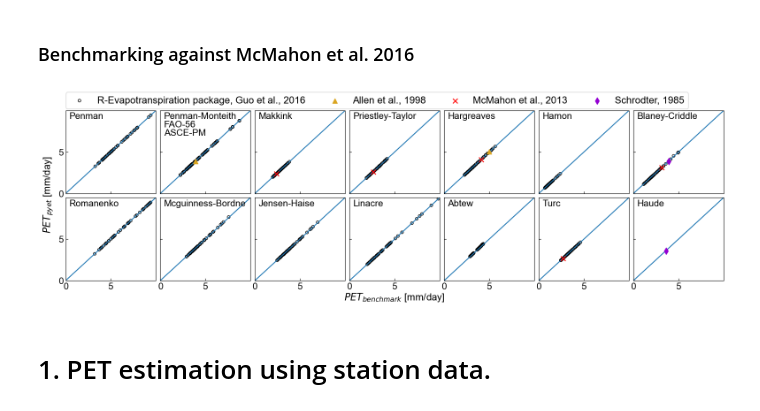
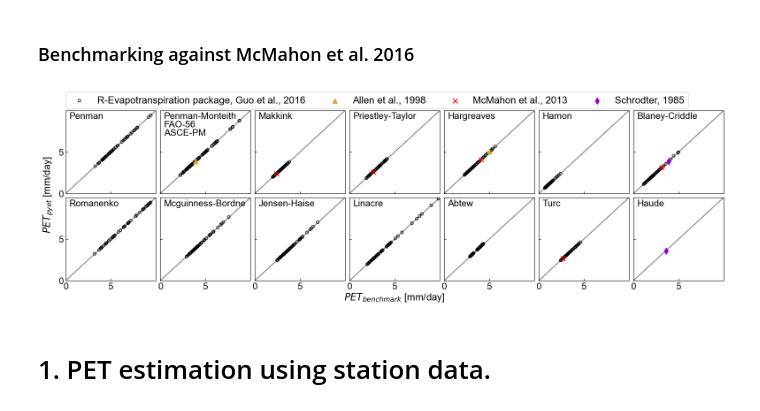
Before and after one commit to pyet-org/pyet, a Jupyter notebook: examples/00_example_paper.ipynb, the cells around one changed output. Cells and saved outputs as stored; diff of their text form; code cells hidden in the pictures.

```diff
--- a/examples/00_example_paper.ipynb
+++ b/examples/00_example_paper.ipynb
@@ -81,12 +82,14 @@ lambda0 = 2.45
 lambda_corr = lambda1 / lambda0
 # %%
 # Benchmarking against R-Evapotranspiration package
-df_pyet_danlu = pyet.calculate_all(tmean, wind_fao56, rs, elevation, lat, tmax, tmin, rh, rhmax=rhmax, rhmin=rhmin)
+df_pyet_danlu = pyet.calculate_all(tmean, wind_fao56, rs, elevation, lat, tmax, tmin, rh,
+                                   rhmax=rhmax, rhmin=rhmin)
 # %% [markdown]
 ### Test Penman
 # %%
 #%%timeit
-pyet_penman = pyet.penman(tmean, wind_penman, rs=rs, elevation=elevation, lat=lat, tmax=tmax, tmin=tmin, rh=rh,
+pyet_penman = pyet.penman(tmean, wind_penman, rs=rs, elevation=elevation, lat=lat, tmax=tmax,
+                          tmin=tmin, rh=rh,
                           rhmax=rhmax, rhmin=rhmin, aw=1, bw=0.526, albedo=0.08) * lambda_corr
 # %%
 np.array_equal(pyet_penman.iloc[:10].round(1).values, df_danlu["Penman"].iloc[:10].round(1).values)
@@ -99,7 +102,8 @@ np.array_equal(df_pyet_danlu["FAO-56"].iloc[:10].round(1).values, df_danlu["PM"]
 # %% [output]
 True
 # %%
-pyet_pmasce = pyet.pm_asce(tmean, wind_fao56, rs=rs, elevation=elevation, lat=lat, tmax=tmax, tmin=tmin, rh=rh,
+pyet_pmasce = pyet.pm_asce(tmean, wind_fao56, rs=rs, elevation=elevation, lat=lat, tmax=tmax,
+                           tmin=tmin, rh=rh,
                           rhmax=rhmax, rhmin=rhmin)
 # %%
 np.array_equal(pyet_pmasce.iloc[:10].round(1).values, df_danlu["PM"].iloc[:10].round(1).values)
@@ -325,36 +329,36 @@ axs[1,3].text(0.04, 0.9, "Linacre", transform=axs[1, 3].transAxes, fontsize=fs)
 
 axs[1,4].scatter(df_danlu["Abtew"], df_pyet_danlu["Abtew"], c="None", marker="o", s=20, edgecolors="k")
 axs[1,4].text(0.04, 0.9, "Abtew", transform=axs[1, 4].transAxes, fontsize=fs)
 
 axs[1,5].scatter(df_danlu["Turc"], df_pyet_danlu["Turc"], c="None", marker="o", s=20, edgecolors="k")
 axs[1,5].text(0.04, 0.9, "Turc", transform=axs[1, 5].transAxes, fontsize=fs)
 axs[1,5].scatter(mcm_turc[0], mcm_turc[1], c="red", marker="x", s=ms2, zorder=10)
 
 axs[1,6].text(0.04, 0.9, "Haude", transform=axs[1, 6].transAxes, fontsize=fs)
 axs[1,6].scatter(sch_haude[0], sch_haude[1], c="darkviolet", marker="d", s=ms2, zorder=10)
 
 for i in (0,1,2,3,4,5,6):
     axs[0,i].set_xticklabels([])
     for j in (0, 1):
         axs[j,i].set_xlim(0,10)
         axs[j,i].set_ylim(0,10)
-        axs[j,i].plot([0, 10], [0, 10])
+        axs[j,i].plot([0, 10], [0, 10], color="gray", zorder=-10)
         axs[j,i].set_xticks([0, 5])
         axs[j,i].set_yticks([0, 5])
         axs[j,i].set_yticklabels([])
         axs[j,0].set_yticklabels([0, 5])
 
 axs[0,i].set_yticklabels([])
 
 axs[0,0].legend((p1,p2,p3,p4), ("R-Evapotranspiration package, Guo et al., 2016",
                                 "Allen et al., 1998", "McMahon et al., 2013", "Schrodter, 1985"), ncol=4, loc=[0,1.02], fontsize=16)
 fig.supxlabel("$PET_{benchmark}$ [mm/day]", x=0.475, fontsize=16)
 fig.supylabel("$PET_{pyet}$ [mm/day]", fontsize=16)
 fig.subplots_adjust(wspace=0.05, hspace=0.05, left=0.05)
 plt.tight_layout()
-#fig.savefig("figure0.png", dpi=600, bbox_inches="tight")
+fig.savefig("figure0.png", dpi=600, bbox_inches="tight")
 # %% [output]
-[figure, old version]
+[figure, new version]
 # %% [markdown]
 # 1. PET estimation using station data.
 # %% [markdown]
```
Also changed, not shown: parts of 20 cells of this notebook.
